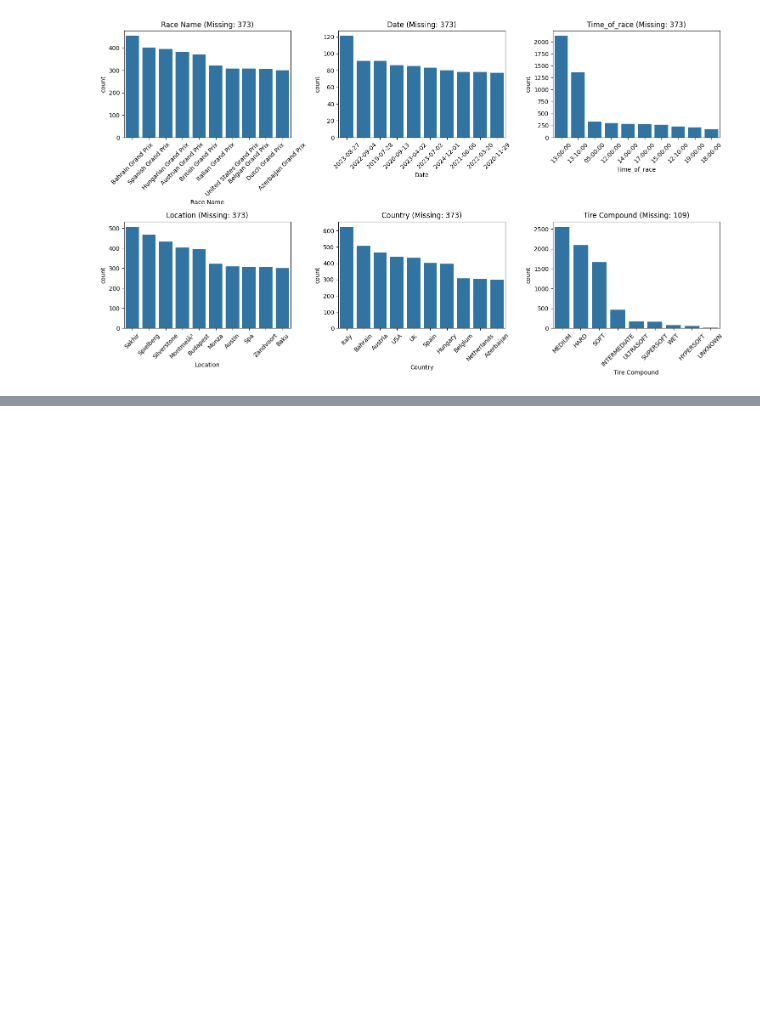
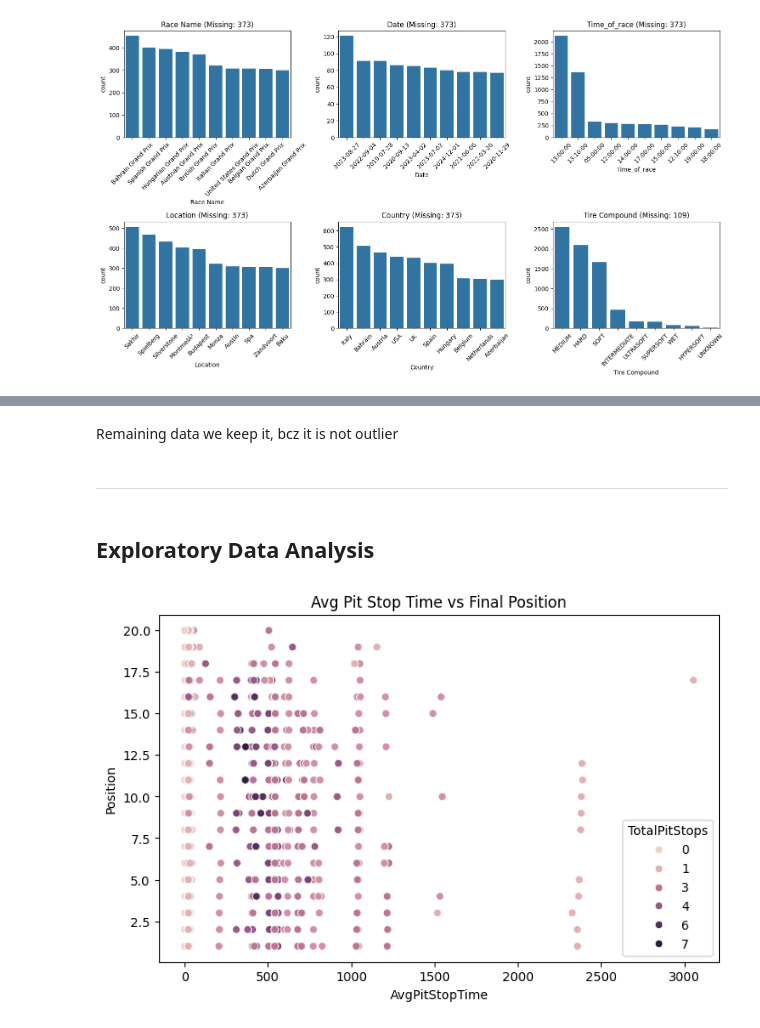
Before and after one commit to danisharain12/Predicting-F1-Champion-2025, a Jupyter notebook: Predicting F1 Champion 2025.ipynb, the cells around one changed output, grey strips where cells are left out. Drawn from its saved outputs; the diff is of its cells as text; code cells hidden in the pictures; blank space fills up the shorter version.

```diff
--- a/Predicting F1 Champion 2025.ipynb
+++ b/Predicting F1 Champion 2025.ipynb
@@ -311,0 +331,15 @@ df[df.isna().any(axis=1)].head(50)
+# %%
+df = df.drop(index=1437)
+# %% [markdown]
+Remaining data we keep it, bcz it is not outlier
+# %% [markdown]
+---------
+# %% [markdown]
+## Exploratory Data Analysis
+# %%
+plt.figure(figsize=(8, 5))
+sns.scatterplot(data=df, x='AvgPitStopTime', y='Position', hue='TotalPitStops')
+plt.title('Avg Pit Stop Time vs Final Position')
+plt.show()
+# %% [output]
+[figure, added]
```
Also changed, not shown: parts of 24 cells of this notebook.
